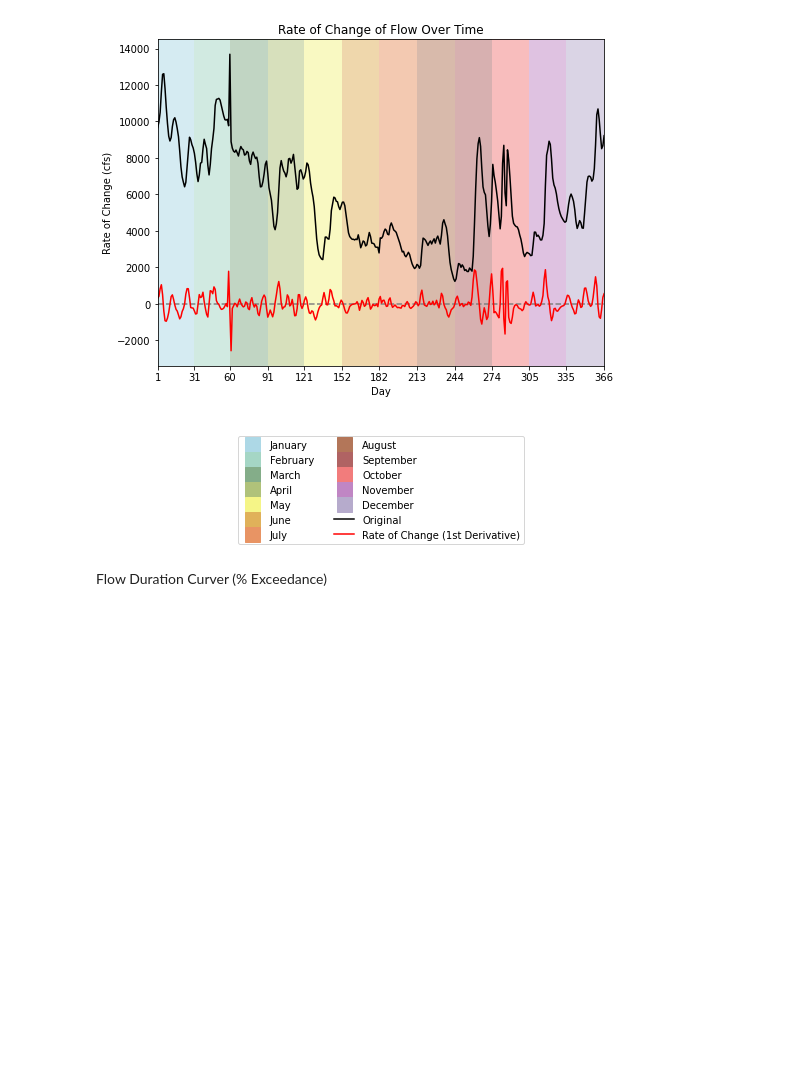
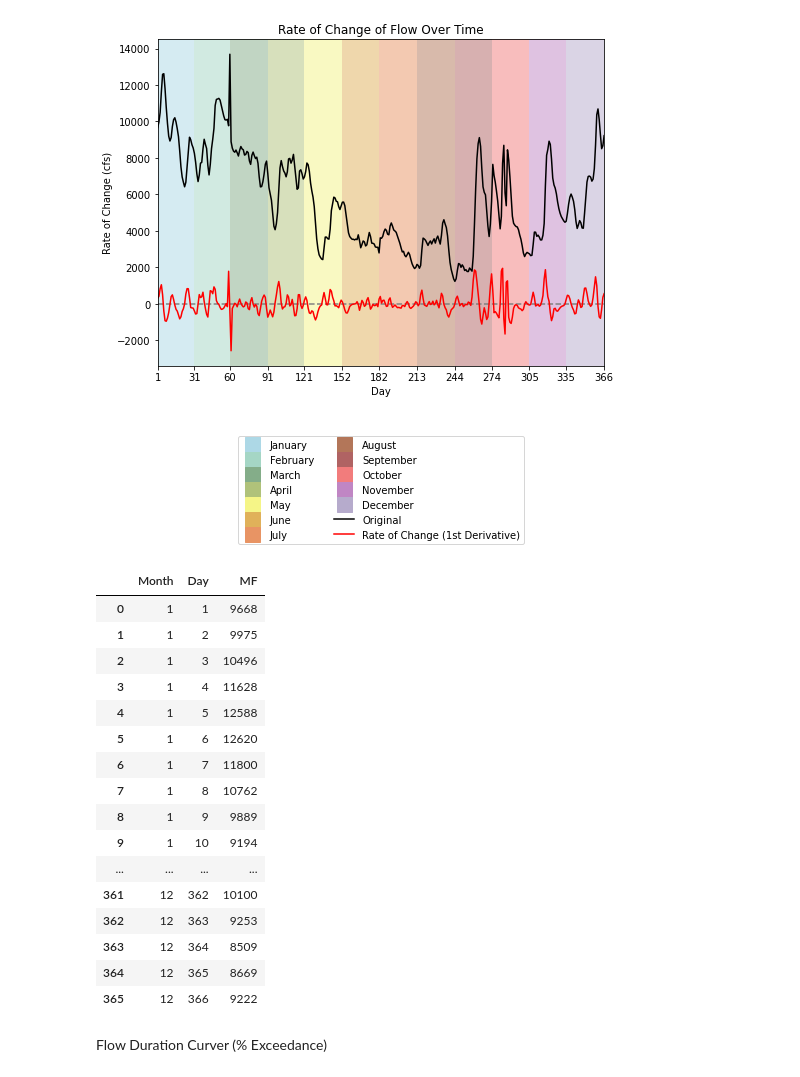
Before and after one commit to annahollandkeener/L-D2, a Jupyter notebook: L&D.ipynb, the cells around one changed output. Drawn from its saved outputs; the diff is of its cells as text; code cells hidden in the pictures; blank space fills up the shorter version.

```diff
--- a/L&D.ipynb
+++ b/L&D.ipynb
@@ -617,7 +638,27 @@ plt.legend(handles=legend_entries, bbox_to_anchor=(0.5, -0.2), loc='upper center
 <matplotlib.legend.Legend at 0x...>
 [figure]
 # %%
-#display(df)
+
+df.to_clipboard(index=False)
+display(df)
+# %% [output]
+|  | Month | Day | MF |
+| 0 | 1 | 1 | 9668 |
+| 1 | 1 | 2 | 9975 |
+| 2 | 1 | 3 | 10496 |
+| 3 | 1 | 4 | 11628 |
+| 4 | 1 | 5 | 12588 |
+| 5 | 1 | 6 | 12620 |
+| 6 | 1 | 7 | 11800 |
+| 7 | 1 | 8 | 10762 |
+| 8 | 1 | 9 | 9889 |
+| 9 | 1 | 10 | 9194 |
+| ... | ... | ... | ... |
+| 361 | 12 | 362 | 10100 |
+| 362 | 12 | 363 | 9253 |
+| 363 | 12 | 364 | 8509 |
+| 364 | 12 | 365 | 8669 |
+| 365 | 12 | 366 | 9222 |
 # %% [markdown]
 Flow Duration Curver (% Exceedance)
 # %%
```
Also changed, not shown: parts of 4 cells of this notebook, 2 other files.
